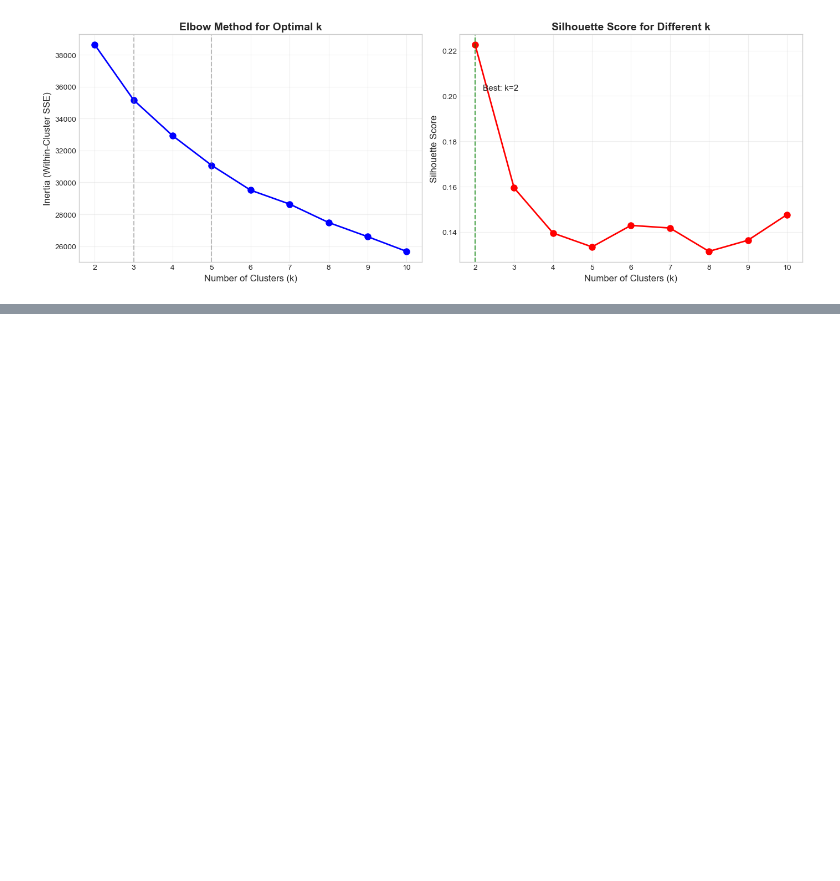
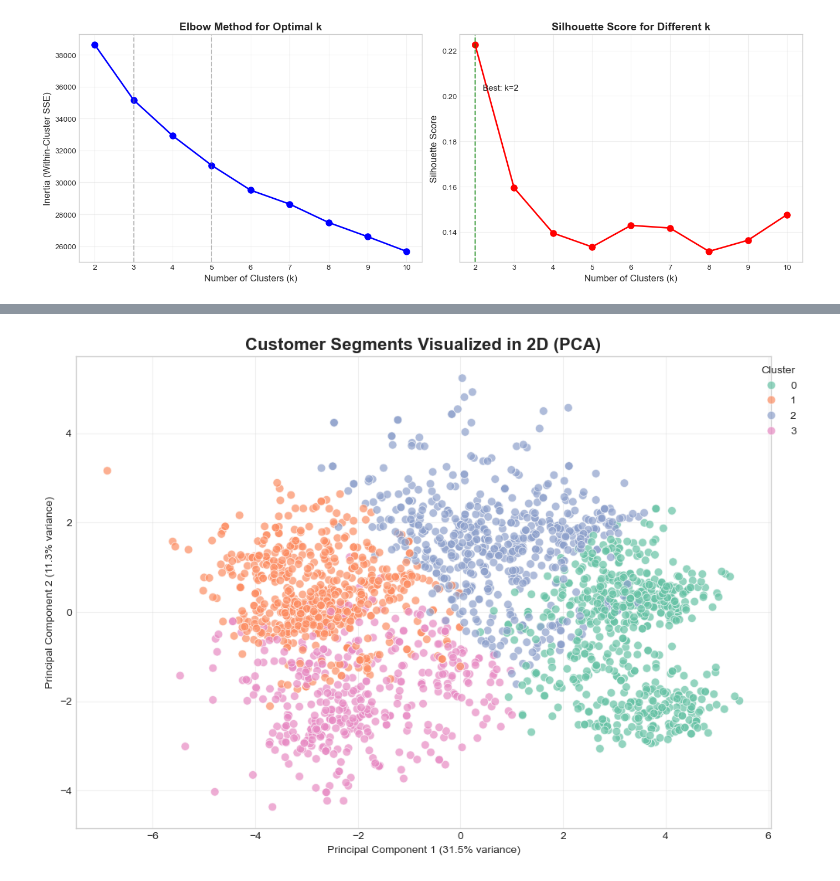
Before and after one commit to sara-maheswaran/Machine_Learning_Group_8, a Jupyter notebook: models/Cluster_Model/clustering_anika.ipynb, the cells around one changed output, grey strips where cells are left out. Drawn from its saved outputs; the diff is of its cells as text; code cells hidden in the pictures; blank space fills up the shorter version.

```diff
--- a/models/Cluster_Model/clustering_anika.ipynb
+++ b/models/Cluster_Model/clustering_anika.ipynb
@@ -309,0 +415,99 @@ k=10: Inertia=25681, Silhouette=0.1476
+# %%
+# 9. Visualize Clusters using PCA
+#
+# PCA reduces dimensions to 2D/3D for visualization only.
+# Important: PCA is NOT used for clustering itself, just for plotting.
+
+
+# Apply PCA for 2D visualization
+pca = PCA(n_components=2, random_state=42)
+X_pca = pca.fit_transform(X_scaled_df)
+
+# Create a DataFrame for plotting
+pca_df = pd.DataFrame({
+    'PC1': X_pca[:, 0],
+    'PC2': X_pca[:, 1],
+    'Cluster': final_labels
+})
+
+# Plot
+plt.figure(figsize=(10, 7))
+sns.scatterplot(data=pca_df, x='PC1', y='PC2', hue='Cluster',
+                palette='Set2', s=60, alpha=0.7)
+
+plt.title('Customer Segments Visualized in 2D (PCA)', fontsize=16, fontweight='bold')
+plt.xlabel(f'Principal Component 1 ({pca.explained_variance_ratio_[0]:.1%} variance)')
+plt.ylabel(f'Principal Component 2 ({pca.explained_variance_ratio_[1]:.1%} variance)')
+plt.legend(title='Cluster', bbox_to_anchor=(1.05, 1))
+plt.grid(True, alpha=0.3)
+plt.tight_layout()
+plt.show()
+
+print(f"Total variance explained by 2 components: {pca.explained_variance_ratio_.sum():.1%}")
+
+# -------- Cluster Profiling - Understanding What Each Cluster Represents ----------
+
+# Calculate mean values for each cluster (using original scale for interpretability)
+cluster_profile = df_final.groupby('Cluster')[features_to_cluster].mean().round(1)
+
+# Add cluster sizes
+cluster_profile['Size'] = df_final['Cluster'].value_counts().sort_index().values
+cluster_profile['Percentage'] = (cluster_profile['Size'] / len(df_final) * 100).round(1)
+
+# Display
+print("CLUSTER PROFILES (mean values):")
+print("="*70)
+cluster_profile
+
+
+# Visualize key differentiating features
+fig, axes = plt.subplots(2, 3, figsize=(15, 10))
+features_to_plot = ['Income', 'Age', 'Total_Spending', 'NumStorePurchases',
+                    'NumWebPurchases', 'Recency']
+
+for idx, feature in enumerate(features_to_plot):
+    row, col = idx // 3, idx % 3
+    sns.barplot(data=df_final, x='Cluster', y=feature, ax=axes[row, col],
+                palette='Set2', errorbar=None)
+    axes[row, col].set_title(f'Average {feature} by Cluster')
+
+plt.tight_layout()
+plt.show()
+
+
+# Create a radar chart for cluster comparison (normalized)
+from sklearn.preprocessing import MinMaxScaler
+
+# Select features for radar
+radar_features = ['Income', 'Age', 'Total_Spending', 'NumStorePurchases',
+                  'NumWebPurchases', 'NumCatalogPurchases', 'Recency']
+
+# Normalize for radar chart
+scaler_radar = MinMaxScaler()
+radar_data = scaler_radar.fit_transform(df_final[radar_features])
+radar_df = pd.DataFrame(radar_data, columns=radar_features)
+radar_df['Cluster'] = df_final['Cluster'].values
+
+# Plot radar
+fig, axes = plt.subplots(1, 4, figsize=(16, 4), subplot_kw=dict(projection='polar'))
+
+for i, cluster in enumerate(range(4)):
+    cluster_means = radar_df[radar_df['Cluster'] == cluster][radar_features].mean().values
+
+    # Repeat first value to close the radar
+    values = np.concatenate((cluster_means, [cluster_means[0]]))
+    angles = np.linspace(0, 2 * np.pi, len(radar_features), endpoint=False).tolist()
+    angles += angles[:1]
+
+    axes[i].plot(angles, values, 'o-', linewidth=2)
+    axes[i].fill(angles, values, alpha=0.25)
+    axes[i].set_xticks(angles[:-1])
+    axes[i].set_xticklabels(radar_features, size=8)
+    axes[i].set_title(f'Cluster {cluster}', fontweight='bold' )
+    axes[i].set_ylim(0, 1)
+
+plt.suptitle('Cluster Characteristics (Normalized)', fontsize=14, fontweight='bold')
+plt.tight_layout()
+plt.show()
+# %% [output]
+[figure, added]
```
Also changed, not shown: parts of 9 cells of this notebook, 2 other files.
